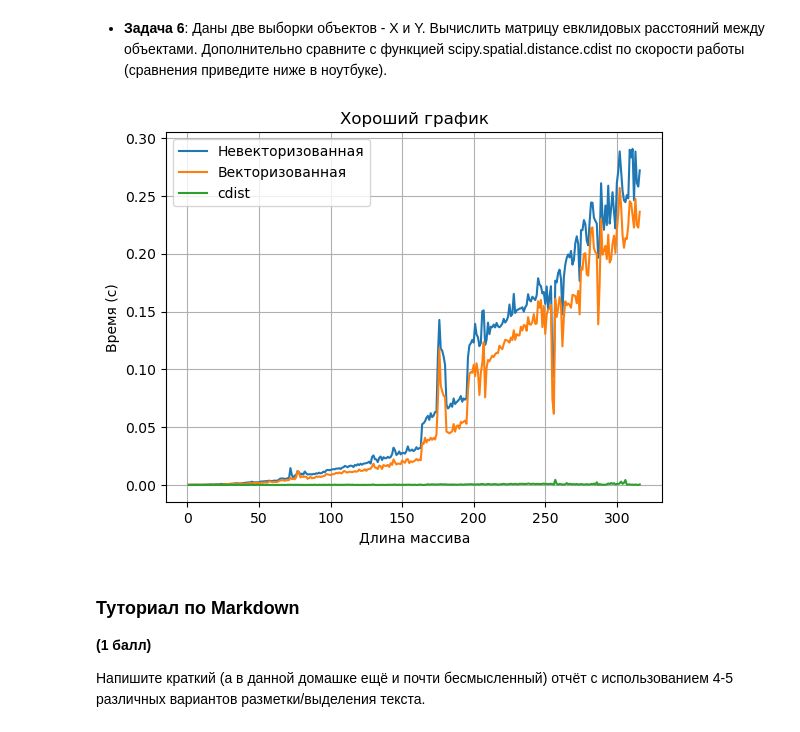
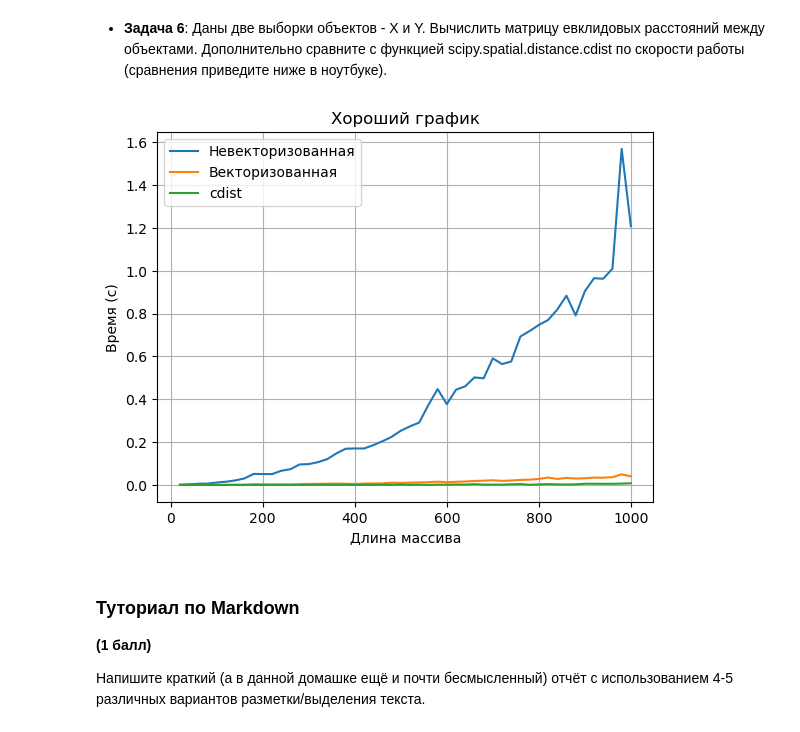
Before and after one commit to Temon116/ML1, a Jupyter notebook: task1/task1_numpy_practive.ipynb, the cells around one changed output. Saved outputs shown, nothing was run; the diff lists cells and outputs as text; code cells hidden in the pictures.

```diff
--- a/task1/task1_numpy_practive.ipynb
+++ b/task1/task1_numpy_practive.ipynb
@@ -313,41 +313,40 @@ time_non_vectorized = []
 time_vectorized = []
 time_cd_sad = []
 
-for i in range(316):
-    sz = i + 1
+for i in range(50):
+    #316
+    sz = (i + 1) * 20
     data_size.append(sz)
     time_non_vec = 0
     time_vec = 0
     time_sad = 0
     for j in range(10):
         x = gen_arr(sz)
         y = gen_arr(sz)
         start = time.time();
         nonvec.pairwise_distance(x, y)
         time_non_vec += (time.time() - start)
         start = time.time();
         vec.pairwise_distance(x, y)
         time_vec += (time.time() - start)
         start = time.time();
         dc_dist(x, y)
         time_sad += (time.time() - start)
     time_non_vectorized.append(time_non_vec / 10.0)
     time_vectorized.append(time_vec / 10.0)
     time_cd_sad.append(time_sad / 10.0)
-    if (time_non_vectorized[-1] + time_vectorized[-1] + time_cd_sad[-1] > 1):
-        break
 plt.plot(data_size, time_non_vectorized, label=u"Невекторизованная")
 plt.plot(data_size, time_vectorized, label=u"Векторизованная")
 plt.plot(data_size, time_cd_sad, label=u"cdist")
 plt.title(u"Хороший график")
 plt.xlabel(u"Длина массива")
 plt.ylabel(u"Время (с)")
 plt.grid()
 plt.legend()
 
 plt.show()
 # %% [output]
-[figure, old version]
+[figure, new version]
 # %% [markdown]
 ### Туториал по Markdown
 
```
Also changed, not shown: 6 other files.
